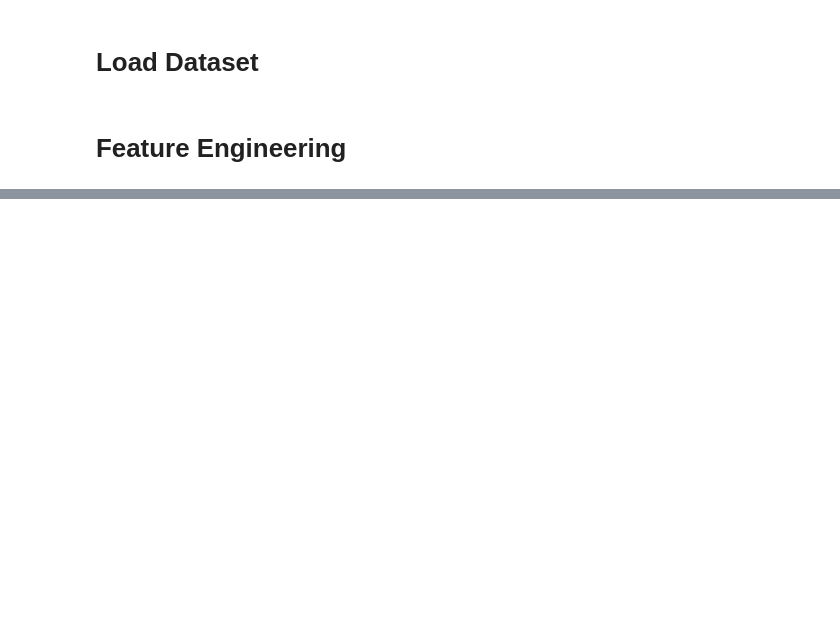
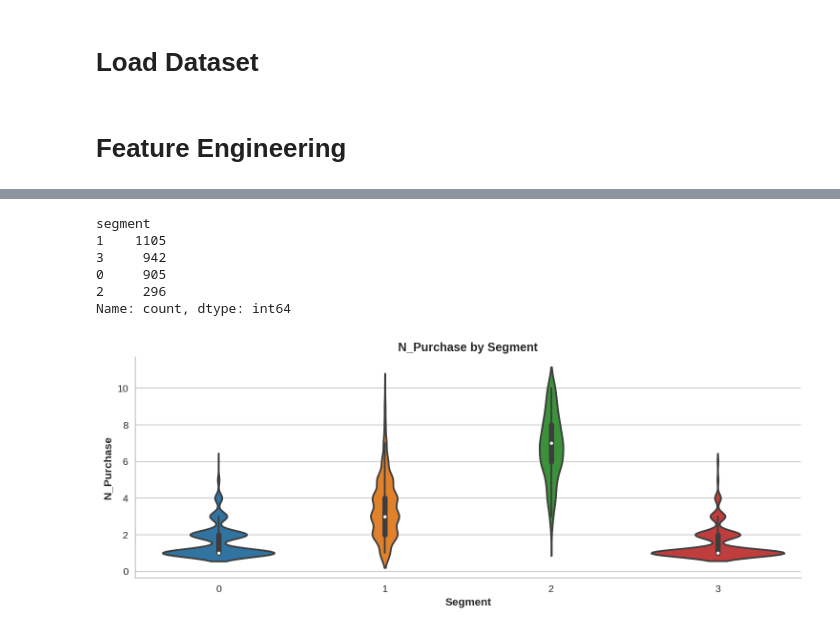
Before and after one commit to danjelito/mobbi-test-ecommerce-data, a Jupyter notebook: src/02-customer-segment.ipynb, the cells around one changed output, grey strips where cells are left out. Saved outputs shown, nothing was run; the diff lists cells and outputs as text; code cells hidden in the pictures; blank space fills up the shorter version.

```diff
--- a/src/02-customer-segment.ipynb
+++ b/src/02-customer-segment.ipynb
@@ -80,10 +161,18 @@ country_map = (df_intermediate
-# %%
-columns= ['age', 'income', 'total_spent', 'total_purchase']
-scaler= StandardScaler()
-
-X= pd.DataFrame(df
-    .pipe(module.drop_outliers, columns, 'z_score')
-    .pipe(pd.get_dummies)
-    .pipe(scaler.fit_transform)
-)
-module.hopkins_test(X)
+# %%
+agglo= AgglomerativeClustering(n_clusters= 4)
+scaler= StandardScaler()
+
+with warnings.catch_warnings():
+    warnings.simplefilter('ignore', category= UserWarning)
+    df_clean= (df_clean
+        .pipe(module.drop_outliers, columns, 'z_score')
+        .assign(
+            segment= lambda df_: agglo.fit_predict(
+                df_.pipe(pd.get_dummies).pipe(scaler.fit_transform)
+            )
+        )
+        # make segment categorical so that it is automatically sorted
+        .assign(segment= lambda df_: df_['segment']
+            .astype(pd.CategoricalDtype([0, 1, 2, 3], ordered= True))
+        )
+    )
@@ -89,0 +181,4 @@ module.hopkins_test(X)
+# %%
+df_clean = df_clean.merge(
+    country_map, left_on="country_mapped", right_on="country_mapped", how="left"
+)
@@ -89,0 +195,17 @@ module.hopkins_test(X)
+# %%
+df_clean["segment"].value_counts()
+# %% [output]
+segment
+1    1105
+3     942
+0     905
+2     296
+Name: count, dtype: int64
+# %%
+module.plot_violin(
+    x= 'segment',
+    y= 'n_purchase',
+    df= df_clean
+)
+# %% [output]
+[figure, added]
```
Also changed, not shown: parts of 17 cells of this notebook, 1 other file.
